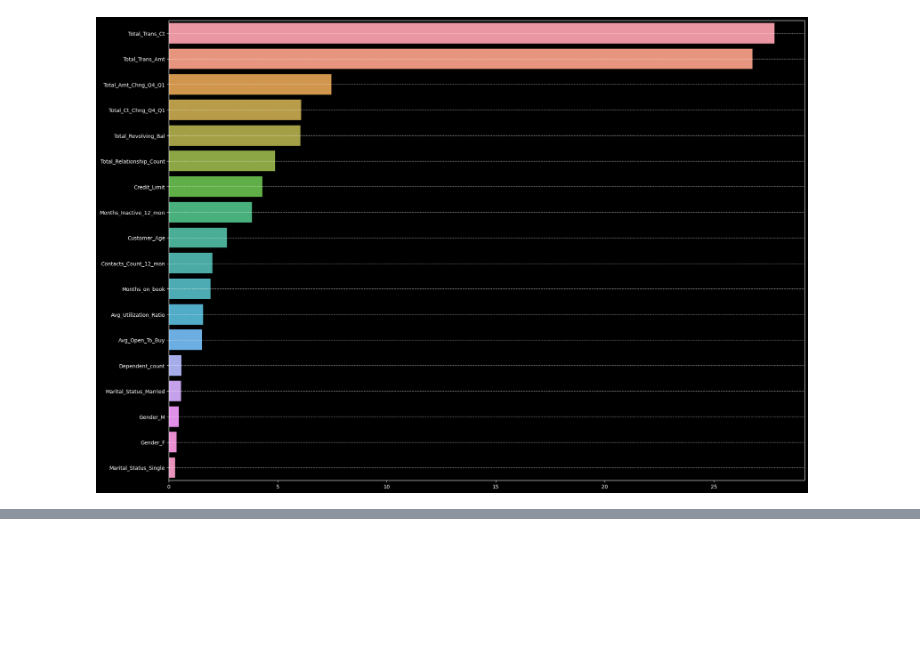
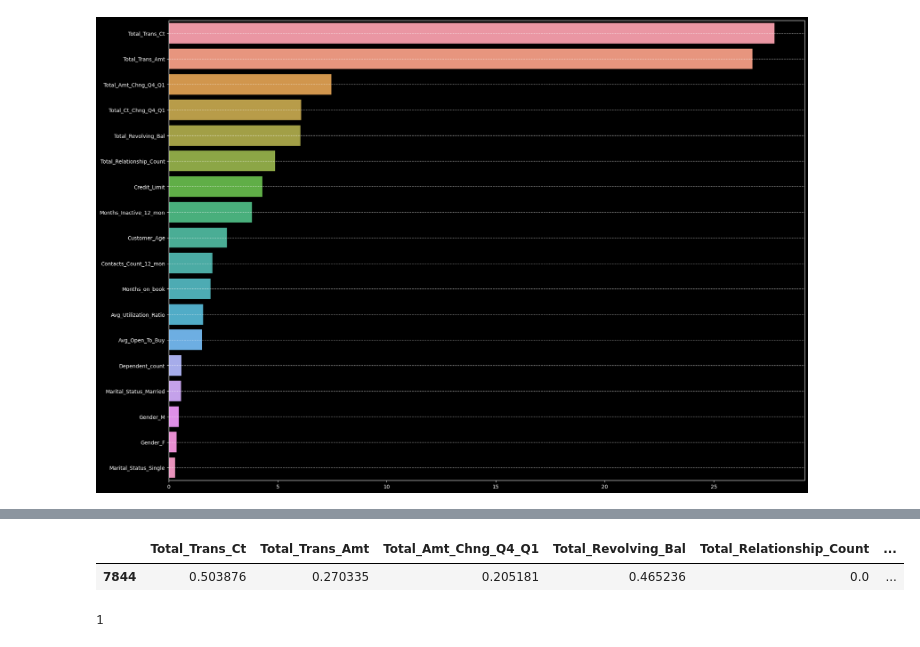
Before and after one commit to dxzielinski/Churn-Classification, a Jupyter notebook: Explanatory_Analysis-Interpreting.ipynb, the cells around one changed output, grey strips where cells are left out. Cells and saved outputs as stored; diff of their text form; code cells hidden in the pictures; blank space fills up the shorter version.

```diff
--- a/Explanatory_Analysis-Interpreting.ipynb
+++ b/Explanatory_Analysis-Interpreting.ipynb
@@ -134,4 +139,4 @@ plt.show()
 # %% [output]
 [figure]
 # %%
-X_train, X_test = X_train[importances.columns], X_test[importances.columns]
+X_train1, X_test1 = X_train[importances.columns], X_test[importances.columns]
@@ -143,0 +146,5 @@ roc_auc_score(y_pred, y_test)
+# %%
+columns = ['Total_Trans_Ct', 'Total_Trans_Amt', 'Total_Amt_Chng_Q4_Q1', 'Total_Revolving_Bal',
+                            'Total_Relationship_Count', 'Total_Ct_Chng_Q4_Q1', 'Customer_Age', 'Months_Inactive_12_mon',
+                            'Contacts_Count_12_mon', 'Credit_Limit']
+X_train2, X_test2 = X_train[columns], X_test[columns]
@@ -181,6 +203,6 @@ model_exp_PD.plot()
 # %%
-single_datapoint = X_train.sample()
+single_datapoint = X_train2.sample(random_state=41)
 #intercept should be also added to the model
 #single_datapoint['intercept'] = 1
-shap = model_exp.predict_parts(single_datapoint, type = 'shap')
+shap = model2_exp.predict_parts(single_datapoint, type = 'shap')
 # %%
@@ -190,0 +215,9 @@ model_exp_bd.plot(max_vars=20)
+# %%
+single_datapoint
+# %% [output]
+|  | Total_Trans_Ct | Total_Trans_Amt | Total_Amt_Chng_Q4_Q1 | Total_Revolving_Bal | Total_Relationship_Count | ... |
+| 7844 | 0.503876 | 0.270335 | 0.205181 | 0.465236 | 0.0 | ... |
+# %%
+y_train[7844]
+# %% [output]
+1
```
Also changed, not shown: parts of 21 cells of this notebook, 4 other files.
